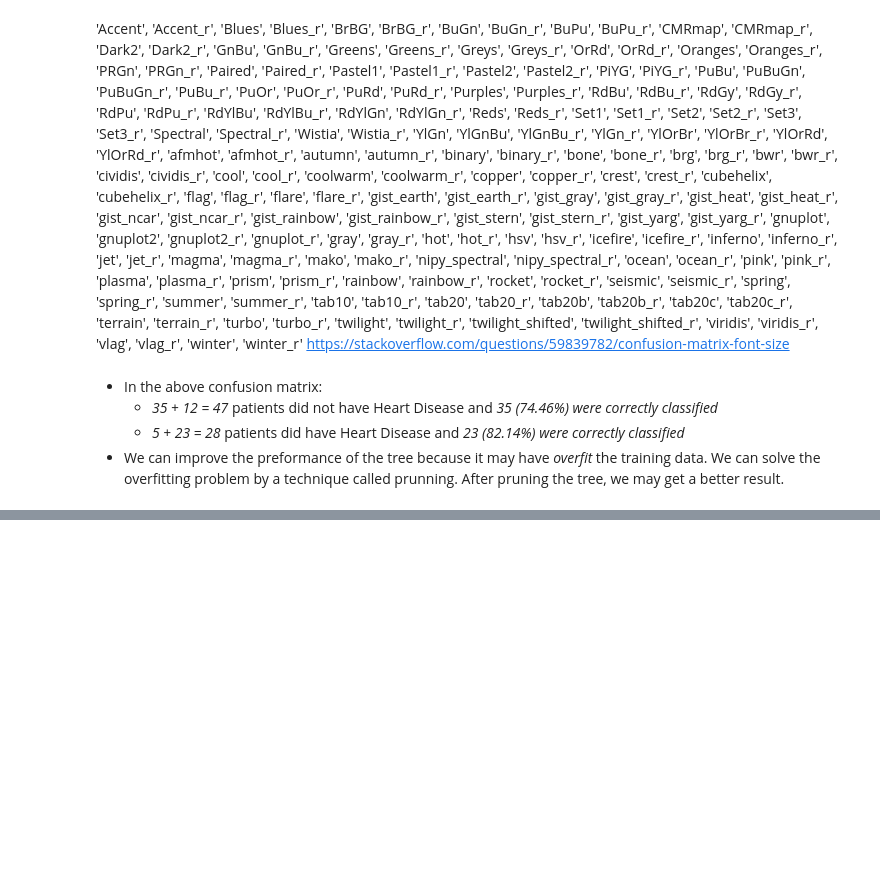
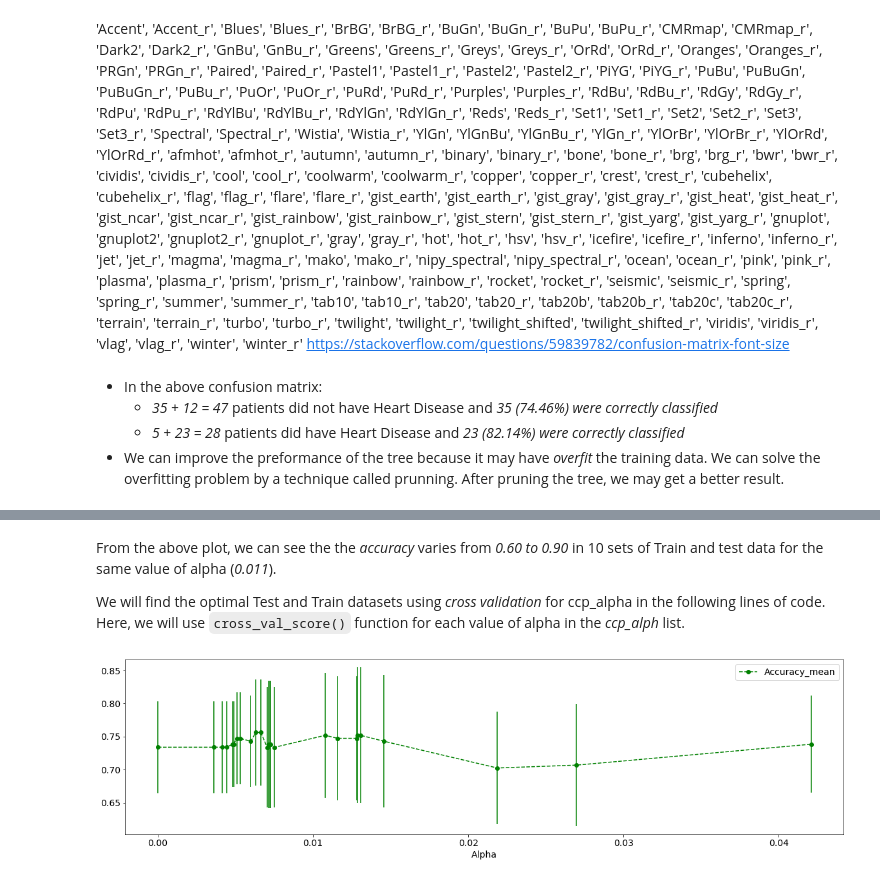
Before and after one commit to unpatel1/20220614_Classification_Tree_Heart_Disease, a Jupyter notebook: Classification_Tree_Heart_Disease.ipynb, the cells around one changed output, grey strips where cells are left out. Saved outputs shown, nothing was run; the diff lists cells and outputs as text; code cells hidden in the pictures; blank space fills up the shorter version.

```diff
--- a/Classification_Tree_Heart_Disease.ipynb
+++ b/Classification_Tree_Heart_Disease.ipynb
@@ -407,0 +480,27 @@ df_.head(90)
+# %% [markdown]
+From the above plot, we can see the the *accuracy* varies from *0.60 to 0.90* in 10 sets of Train and test data for the same value of alpha (*0.011*).
+
+We will find the optimal Test and Train datasets using *cross validation* for ccp_alpha in the following lines of code. Here, we will use `cross_val_score()` function for each value of alpha in the *ccp_alph* list.
+# %%
+# Array to store the results of each fold from cross validation
+alpha_values_cross_val = []
+
+# For each value of alpha, we will run 10-Fold Cross Validation
+for alph in ccp_alph:
+        # Building a tree for one value of alpha
+    clf_dt = DecisionTreeClassifier(random_state = 10, ccp_alpha = alph)
+        # 10-Fold Cross Validation for one value of alpha
+    scores = cross_val_score(clf_dt, X_train, y_train, cv = 10)
+    alpha_values_cross_val.append([alph, np.mean(scores), np.std(scores)])
+
+# Plot the means and standard deviations of the scores for each value of alpha
+# Converting 'alpha_values_cross_val' list into a dataframe
+alpha_values_cross_val_DF = pd.DataFrame(alpha_values_cross_val, columns = ['Alpha','Accuracy_mean','std'])
+
+plt.rcParams['figure.figsize'] = [20, 5]
+
+# Ploting alpha_values_cross_val
+alpha_values_cross_val_DF.plot(x = 'Alpha', y = 'Accuracy_mean', yerr = 'std', marker = 'o', linestyle = 'dashed', color = 'g')
+plt.show()
+# %% [output]
+[figure, added]
```
Also changed, not shown: parts of 60 cells of this notebook.
